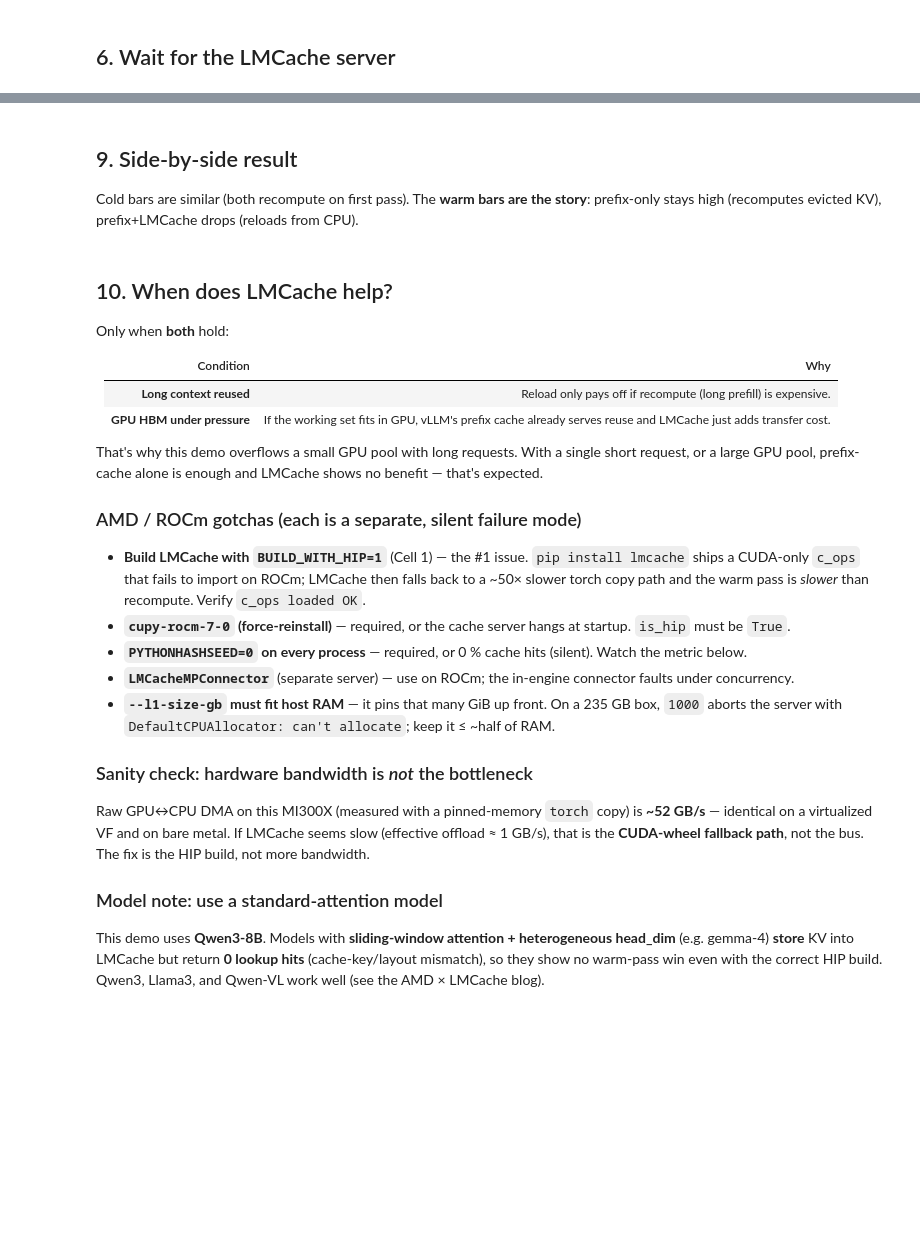
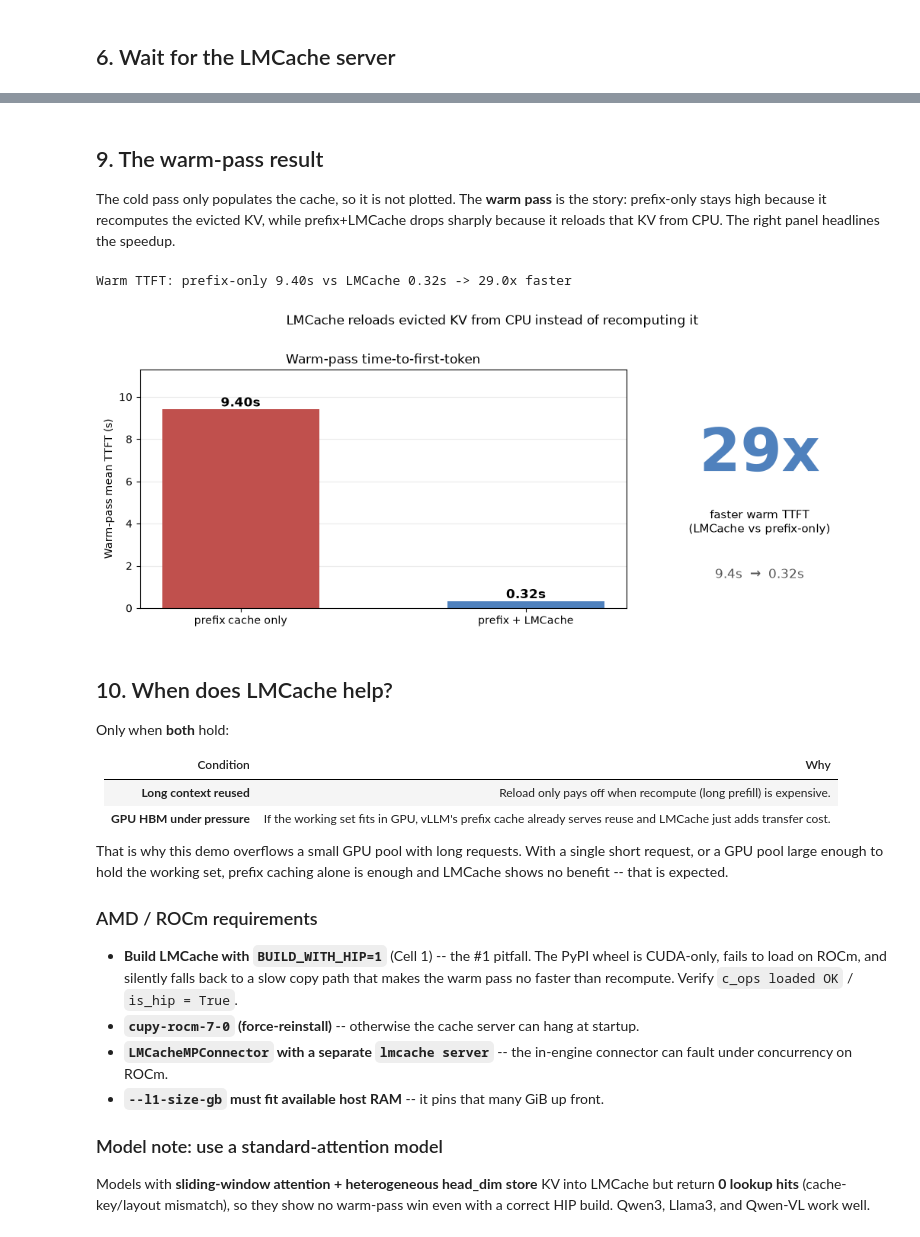
Before and after one commit to haic0/LMCache-AMD, a Jupyter notebook: AMD-AAI-tutorial/Efficient LLM Serving at Scale with Unified Caching_revised.ipynb, the cells around one changed output, grey strips where cells are left out. Cells and saved outputs as stored; diff of their text form; code cells hidden in the pictures; blank space fills up the shorter version.

Commit message:
Add ROCm LMCache tutorial: warm-pass benchmark, dual-server TTFT demo, and interactive chat widget

```diff
--- a/AMD-AAI-tutorial/Efficient LLM Serving at Scale with Unified Caching_revised.ipynb
+++ b/AMD-AAI-tutorial/Efficient LLM Serving at Scale with Unified Caching_revised.ipynb
@@ -195,30 +225,53 @@ curl -s http://localhost:8080/metrics \
 # %% [markdown]
-## 9. Side-by-side result
+## 9. The warm-pass result
 
-Cold bars are similar (both recompute on first pass). The **warm bars are the story**: prefix-only stays high (recomputes evicted KV), prefix+LMCache drops (reloads from CPU).
+The cold pass only populates the cache, so it is not plotted. The **warm pass** is the story: prefix-only stays high because it recomputes the evicted KV, while prefix+LMCache drops sharply because it reloads that KV from CPU. The right panel headlines the speedup.
 # %%
 import subprocess, sys
-subprocess.run([sys.executable, "-m", "pip", "install", "-q", "matplotlib"])
+subprocess.run([sys.executable, "-m", "pip", "install", "-q", "--root-user-action=ignore", "matplotlib"])
 
 import matplotlib.pyplot as plt
 import numpy as np
 
-groups = ["Cold (PASS 1)", "Warm (PASS 2)"]
-x = np.arange(2); w = 0.35
-fig, ax = plt.subplots(figsize=(6.5, 4))
-b1 = ax.bar(x - w/2, [prefix_cold, prefix_warm], w, label="prefix cache only", color="#c0504d")
-b2 = ax.bar(x + w/2, [lmcache_cold, lmcache_warm], w, label="prefix + LMCache", color="#4f81bd")
-ax.set_xticks(x); ax.set_xticklabels(groups)
-ax.set_ylabel("Mean TTFT (s)")
-ax.set_title("Warm pass: LMCache reloads evicted KV instead of recomputing")
-ax.legend(); ax.grid(axis="y", alpha=0.3)
-for bars in (b1, b2):
-    for b in bars:
-        ax.text(b.get_x()+b.get_width()/2, b.get_height(), f"{b.get_height():.1f}s",
-                ha="center", va="bottom", fontsize=9)
+# Warm pass only -- the cold pass merely populates the cache; the warm pass is the result.
+labels = ["prefix cache only", "prefix + LMCache"]
+warm   = [prefix_warm, lmcache_warm]
+warm_speedup = prefix_warm / lmcache_warm
+C_PREFIX, C_LMC = "#c0504d", "#4f81bd"
+
+fig, (ax, ax2) = plt.subplots(1, 2, figsize=(10.5, 4.2),
+                              gridspec_kw={"width_ratios": [2, 1]})
+
+# Panel 1 -- warm-pass TTFT, one bar per server
+x = np.arange(2)
+bars = ax.bar(x, warm, width=0.55, color=[C_PREFIX, C_LMC])
+ax.set_xticks(x); ax.set_xticklabels(labels)
+ax.set_ylabel("Warm-pass mean TTFT (s)")
+ax.set_title("Warm-pass time-to-first-token")
+ax.grid(axis="y", alpha=0.25); ax.set_axisbelow(True)
+ax.set_ylim(0, max(warm) * 1.2)
+for b, v in zip(bars, warm):
+    ax.text(b.get_x() + b.get_width()/2, v, f"{v:.2f}s",
+            ha="center", va="bottom", fontsize=12, fontweight="bold")
+
+# Panel 2 -- speedup headline
+ax2.axis("off")
+ax2.text(0.5, 0.64, f"{warm_speedup:.0f}x", ha="center", va="center",
+         fontsize=56, fontweight="bold", color=C_LMC)
+ax2.text(0.5, 0.36, "faster warm TTFT\n(LMCache vs prefix-only)",
+         ha="center", va="center", fontsize=11)
+ax2.text(0.5, 0.14, f"{prefix_warm:.1f}s  \u2192  {lmcache_warm:.2f}s",
+         ha="center", va="center", fontsize=12, color="#555")
+
+fig.suptitle("LMCache reloads evicted KV from CPU instead of recomputing it",
+             fontsize=12, y=1.01)
 plt.tight_layout(); plt.show()
-print(f"Warm TTFT: prefix-only {prefix_warm:.1f}s vs LMCache {lmcache_warm:.1f}s "
-      f"-> {prefix_warm/lmcache_warm:.1f}x faster")
+
+print(f"Warm TTFT: prefix-only {prefix_warm:.2f}s vs LMCache {lmcache_warm:.2f}s "
+      f"-> {warm_speedup:.1f}x faster")
+# %% [output]
+Warm TTFT: prefix-only 9.40s vs LMCache 0.32s -> 29.0x faster
+[figure, added]
 # %% [markdown]
 ## 10. When does LMCache help?
 
@@ -226,20 +279,16 @@ Only when **both** hold:
 
 | Condition | Why |
 |---|---|
-| **Long context reused** | Reload only pays off if recompute (long prefill) is expensive. |
+| **Long context reused** | Reload only pays off when recompute (long prefill) is expensive. |
 | **GPU HBM under pressure** | If the working set fits in GPU, vLLM's prefix cache already serves reuse and LMCache just adds transfer cost. |
 
-That's why this demo overflows a small GPU pool with long requests. With a single short request, or a large GPU pool, prefix-cache alone is enough and LMCache shows no benefit — that's expected.
+That is why this demo overflows a small GPU pool with long requests. With a single short request, or a GPU pool large enough to hold the working set, prefix caching alone is enough and LMCache shows no benefit -- that is expected.
 
-### AMD / ROCm gotchas (each is a separate, silent failure mode)
-- **Build LMCache with `BUILD_WITH_HIP=1`** (Cell 1) — the #1 issue. `pip install lmcache` ships a CUDA-only `c_ops` that fails to import on ROCm; LMCache then falls back to a ~50× slower torch copy path and the warm pass is *slower* than recompute. Verify `c_ops loaded OK`.
-- **`cupy-rocm-7-0` (force-reinstall)** — required, or the cache server hangs at startup. `is_hip` must be `True`.
-- **`PYTHONHASHSEED=0` on every process** — required, or 0 % cache hits (silent). Watch the metric below.
-- **`LMCacheMPConnector`** (separate server) — use on ROCm; the in-engine connector faults under concurrency.
-- **`--l1-size-gb` must fit host RAM** — it pins that many GiB up front. On a 235 GB box, `1000` aborts the server with `DefaultCPUAllocator: can't allocate`; keep it ≤ ~half of RAM.
-
-### Sanity check: hardware bandwidth is *not* the bottleneck
-Raw GPU↔CPU DMA on this MI300X (measured with a pinned-memory `torch` copy) is **~52 GB/s** — identical on a virtualized VF and on bare metal. If LMCache seems slow (effective offload ≈ 1 GB/s), that is the **CUDA-wheel fallback path**, not the bus. The fix is the HIP build, not more bandwidth.
+### AMD / ROCm requirements
+- **Build LMCache with `BUILD_WITH_HIP=1`** (Cell 1) -- the #1 pitfall. The PyPI wheel is CUDA-only, fails to load on ROCm, and silently falls back to a slow copy path that makes the warm pass no faster than recompute. Verify `c_ops loaded OK` / `is_hip = True`.
+- **`cupy-rocm-7-0` (force-reinstall)** -- otherwise the cache server can hang at startup.
+- **`LMCacheMPConnector` with a separate `lmcache server`** -- the in-engine connector can fault under concurrency on ROCm.
+- **`--l1-size-gb` must fit available host RAM** -- it pins that many GiB up front.
 
 ### Model note: use a standard-attention model
-This demo uses **Qwen3-8B**. Models with **sliding-window attention + heterogeneous head_dim** (e.g. gemma-4) **store** KV into LMCache but return **0 lookup hits** (cache-key/layout mismatch), so they show no warm-pass win even with the correct HIP build. Qwen3, Llama3, and Qwen-VL work well (see the AMD × LMCache blog).
+Models with **sliding-window attention + heterogeneous head_dim** **store** KV into LMCache but return **0 lookup hits** (cache-key/layout mismatch), so they show no warm-pass win even with a correct HIP build. Qwen3, Llama3, and Qwen-VL work well.
```
Also changed, not shown: parts of 23 cells of this notebook.
